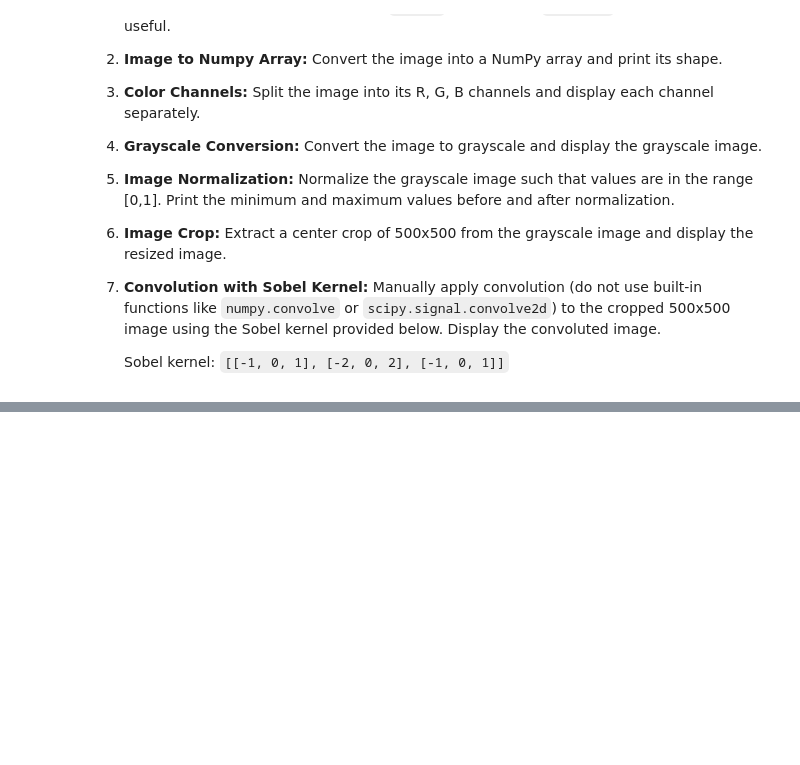
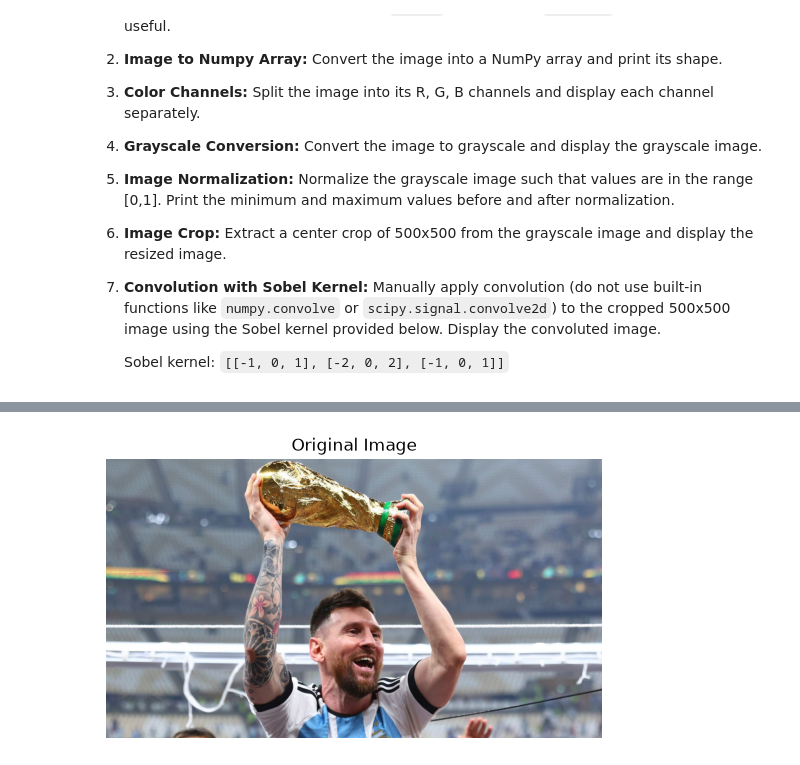
Before and after one commit to Cheemasukh962/EEC-174-Lab-3, a Jupyter notebook: PreLab.ipynb, the cells around one changed output, grey strips where cells are left out. Drawn from its saved outputs; the diff is of its cells as text; code cells hidden in the pictures; blank space fills up the shorter version.

Commit message:
messi thing done

```diff
--- a/PreLab.ipynb
+++ b/PreLab.ipynb
@@ -188,0 +162,85 @@ from PIL import Image
+# %%
+import matplotlib.pyplot as plt
+import numpy as np
+from PIL import Image
+
+# 1. Load the image using PIL & Display
+img = Image.open('messi.jpeg')
+plt.imshow(img)
+plt.title('Original Image')
+plt.axis('off')
+plt.show()
+
+# 2. Image to Numpy Array
+img_array = np.array(img)
+print("Image shape (H, W, C):", img_array.shape)
+
+# 3. Color Channels
+R = img_array[:, :, 0]
+G = img_array[:, :, 1]
+B = img_array[:, :, 2]
+plt.figure(figsize=(15, 5))
+for i, (channel, name) in enumerate([(R, 'Red'), (G, 'Green'), (B, 'Blue')]):
+    plt.subplot(1, 3, i + 1)
+    plt.imshow(channel, cmap='gray')
+    plt.title(f'{name} Channel')
+    plt.axis('off')
+plt.tight_layout()
+plt.show()
+
+# 4. Grayscale Conversion
+gray = 0.299 * R + 0.587 * G + 0.114 * B
+
+plt.imshow(gray, cmap='gray')
+plt.title('Grayscale Image')
+plt.axis('off')
+plt.show()
+
+
+# 5. Image Normalization
+print("Before normalization: min =", gray.min(), ", max =", gray.max())
+gray_norm = (gray - gray.min()) / (gray.max() - gray.min())
+print("After normalization:  min =", gray_norm.min(), ", max =", gray_norm.max())
+
+
+
+# 6. Image Center Crop
+crop_size = 500
+H, W = gray_norm.shape
+top = (H - crop_size) // 2
+left = (W - crop_size) // 2
+cropped = gray_norm[top:top + crop_size, left:left + crop_size]
+print("Cropped shape:", cropped.shape)
+
+plt.imshow(cropped, cmap='gray')
+plt.title('Center Crop (500x500)')
+plt.axis('off')
+plt.show()
+
+# 7. Convolution with Sobel Kernel
+sobel = np.array([[-1, 0, 1],
+                  [-2, 0, 2],
+                  [-1, 0, 1]])
+
+def convolve2d(image, kernel):
+    # True convolution flips the kernel; then slide it over the image (no padding)
+    kernel = np.flipud(np.fliplr(kernel))
+    kh, kw = kernel.shape
+    out_h = image.shape[0] - kh + 1
+    out_w = image.shape[1] - kw + 1
+    output = np.zeros((out_h, out_w))
+    for i in range(out_h):
+        for j in range(out_w):
+            region = image[i:i + kh, j:j + kw]
+            output[i, j] = np.sum(region * kernel)
+    return output
+
+conv_img = convolve2d(cropped, sobel)
+print("Convolved shape:", conv_img.shape)
+
+plt.imshow(conv_img, cmap='gray')
+plt.title('Sobel Convolution')
+plt.axis('off')
+plt.show()
+# %% [output]
+[figure, added]
```
Also changed, not shown: parts of 3 cells of this notebook.
